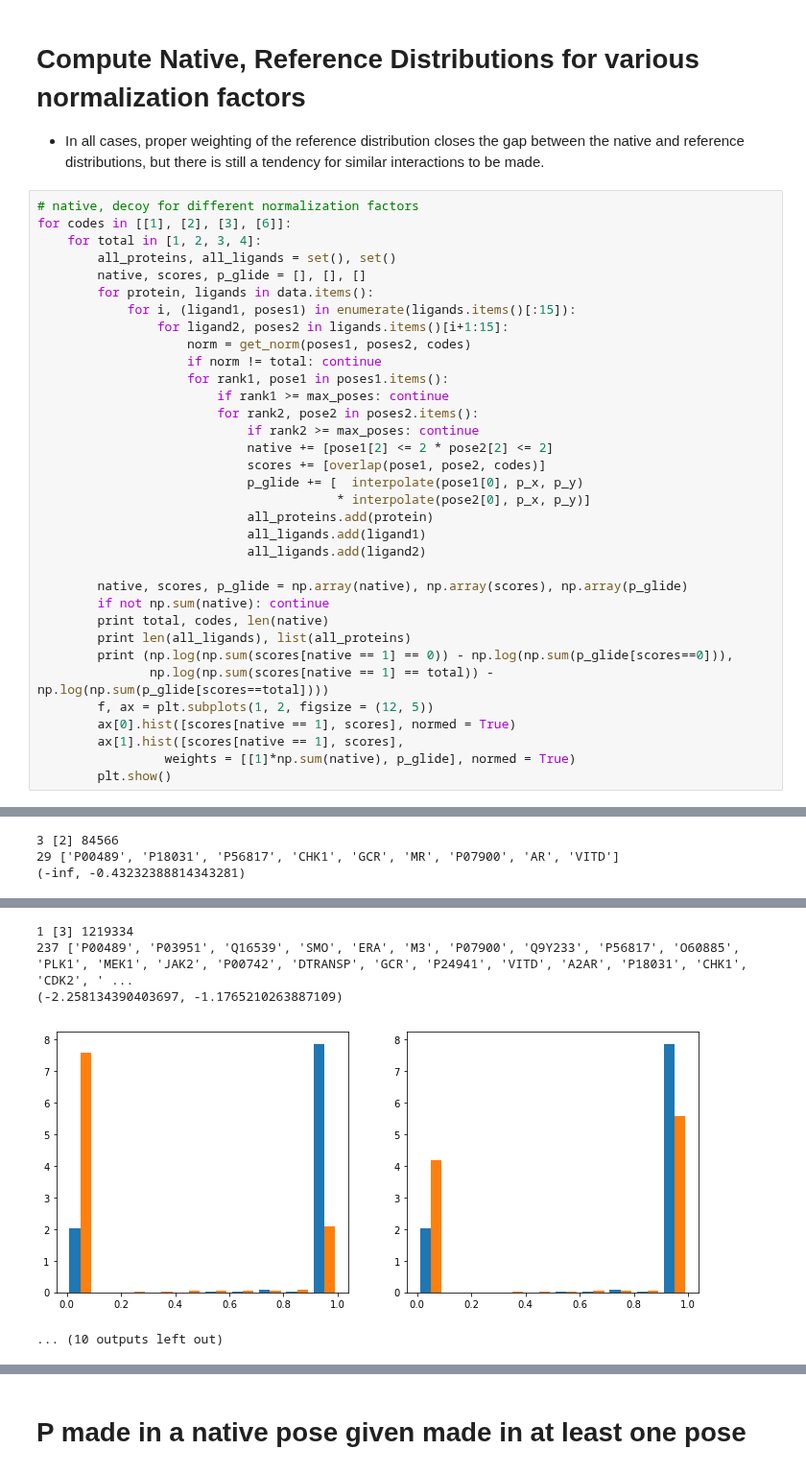
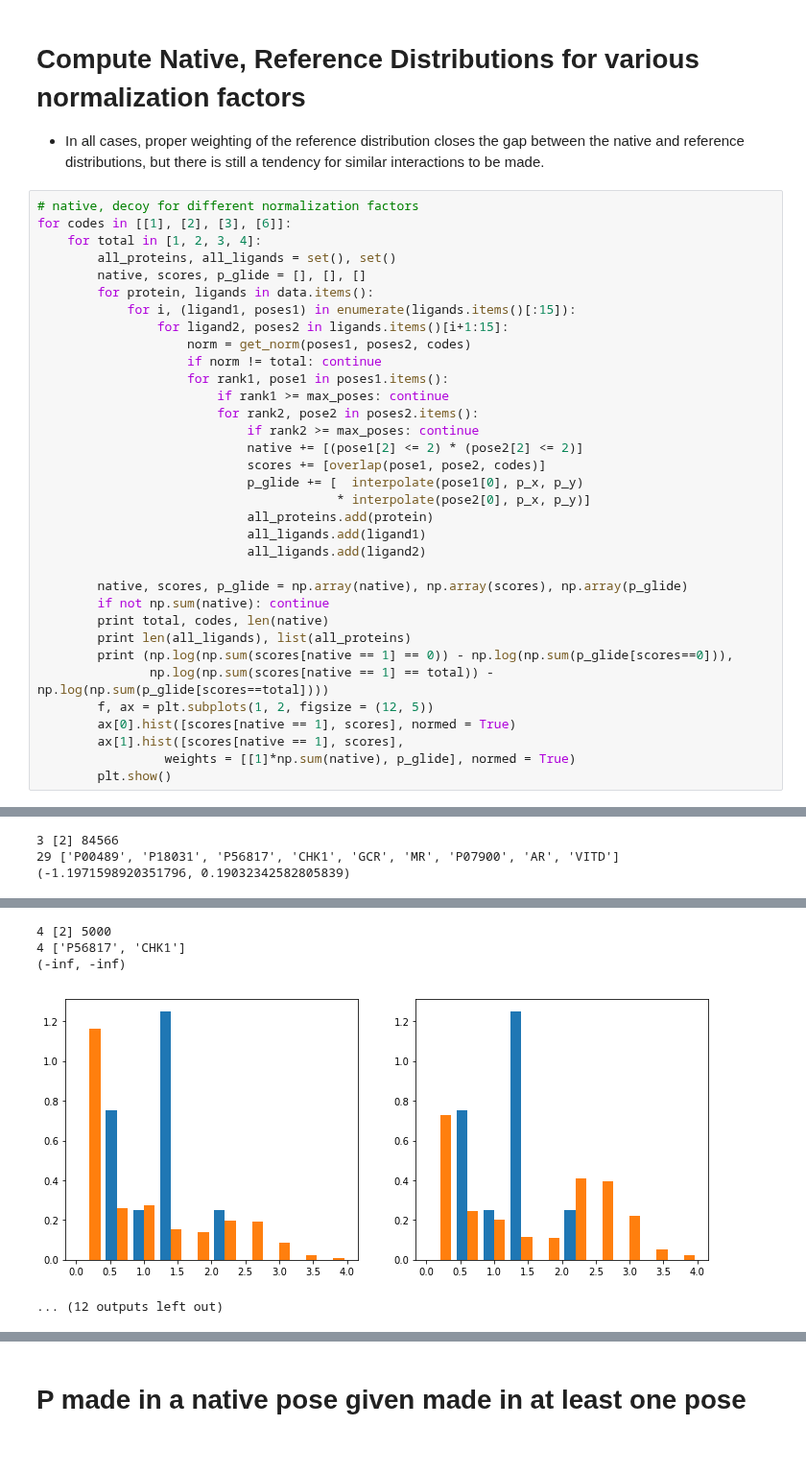
Before and after one commit to orangese/combind_multistruct_benchmarking, a Jupyter notebook: notebooks/HBond scoring.ipynb, the cells around one changed output, grey strips where cells are left out. Shown at 96% size. Saved outputs shown, nothing was run; the diff lists cells and outputs as text.

```diff
--- a/notebooks/HBond scoring.ipynb
+++ b/notebooks/HBond scoring.ipynb
@@ -176,7 +176,7 @@ for codes in [[1], [2], [3], [6]]:
                         if rank1 >= max_poses: continue
                         for rank2, pose2 in poses2.items():
                             if rank2 >= max_poses: continue
-                            native += [pose1[2] <= 2 * pose2[2] <= 2]
+                            native += [(pose1[2] <= 2) * (pose2[2] <= 2)]
                             scores += [overlap(pose1, pose2, codes)]
                             p_glide += [  interpolate(pose1[0], p_x, p_y)
                                         * interpolate(pose2[0], p_x, p_y)]
@@ -215,3 +215,3 @@ for codes in [[1], [2], [3], [6]]:
 3 [2] 84566
 29 ['P00489', 'P18031', 'P56817', 'CHK1', 'GCR', 'MR', 'P07900', 'AR', 'VITD']
-(-inf, -0.43232388814343281)
+(-1.1971598920351796, 0.19032342582805839)
@@ -219,8 +219,8 @@ for codes in [[1], [2], [3], [6]]:
-1 [3] 1219334
-237 ['P00489', 'P03951', 'Q16539', 'SMO', 'ERA', 'M3', 'P07900', 'Q9Y233', 'P56817', 'O60885', 'PLK1', 'MEK1', 'JAK2', 'P00742', 'DTRANSP', 'GCR', 'P24941', 'VITD', 'A2AR', 'P18031', 'CHK1', 'CDK2', ' ...
-(-2.258134390403697, -1.1765210263887109)
+4 [2] 5000
+4 ['P56817', 'CHK1']
+(-inf, -inf)
-[figure, old version]
+[figure, new version]
-... (10 outputs left out)
+... (12 outputs left out)
 # %%
 # native, decoy  merged
 for codes in [[1], [2], [3], [6]]:
```
Also changed, not shown: parts of 5 cells of this notebook, 1 other file.
